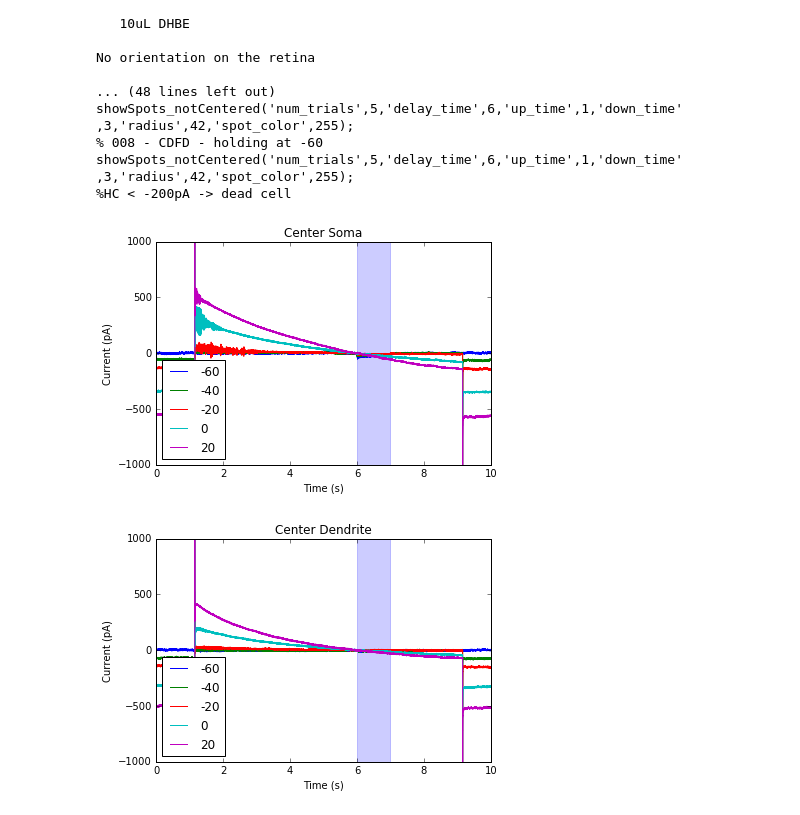
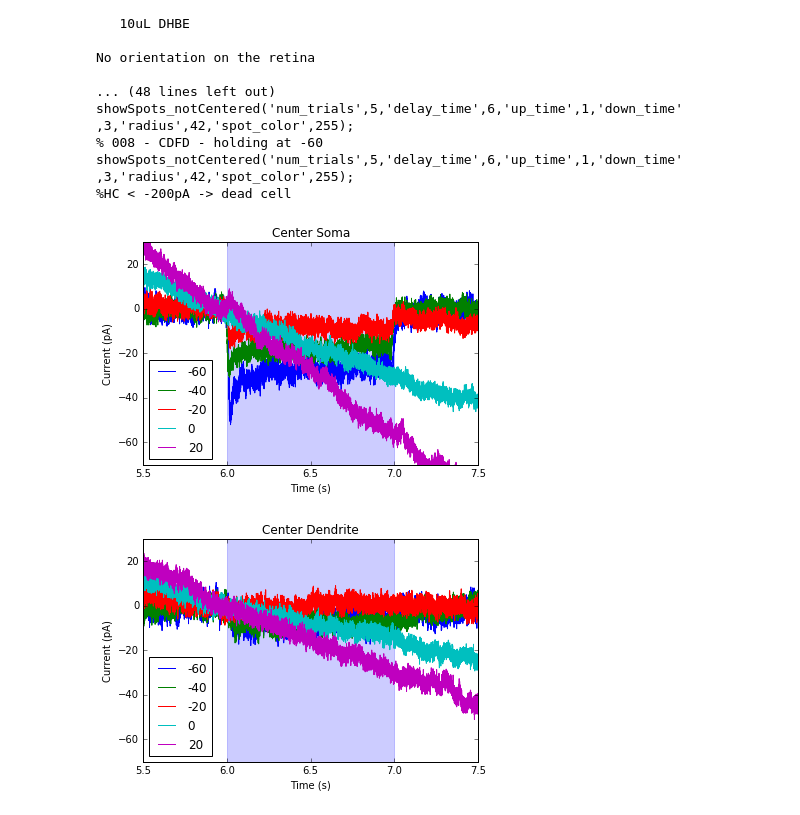
Before and after one commit to vdutell/ephysanalysis, a Jupyter notebook: vclamp.ipynb, the cells around one changed output. Saved outputs shown, nothing was run; the diff lists cells and outputs as text; code cells hidden in the pictures.

```diff
--- a/vclamp.ipynb
+++ b/vclamp.ipynb
@@ -1180,35 +1180,35 @@ mylabel = ''
 stimstart = 6.
 stimend = 7.
 rawbg = 0
 submean = 1
-fullsweep = 1
+fullsweep = 0
 
 plotavgsweeps(sweeplist, cs_conditions, fnamepre, fnamepost, mylabel, stimstart, stimend, rawbg, submean)
 
 ##show limits of stimulation
 plt.axvspan(stimstart, stimend, alpha=0.2, color='blue')
 
 #choose how much of sweep to plot (x and y limits)
 if(fullsweep):
     plt.xlim([0, 10])
     plt.ylim([-1000, 1000])
 elif not(submean):
     plt.xlim([5.5, 7.5])
     plt.ylim([-200, 500])
 elif(submean):
     plt.xlim([5.5, 7.5])
     plt.ylim([-70, 30])
 
 plt.xlabel('Time (s)')
 plt.ylabel('Current (pA)')
 
 plt.title('Center Soma')
 
 if not(rawbg):
     plt.legend(loc=3)
     plt.show()
 # %% [output]
-[figure, old version]
+[figure, new version]
 # %%
 sweeplist = ['-60','-40','-20','0','20']
 cs_conditions = ['0003','0004','0005']
@@ -1221,7 +1221,7 @@ stimstart = 6.
 stimend = 7.
 rawbg = 0
 submean = 1
-fullsweep = 1
+fullsweep = 0
 
 #call function to average over the sweeps of the same holding potential
 plotavgsweeps(sweeplist, cd_conditions, fnamepre, fnamepost, mylabel, stimstart, stimend, rawbg, submean)
@@ -1249,4 +1249,4 @@ if not(rawbg):
     plt.legend(loc=3)
     plt.show()
 # %% [output]
-[figure, old version]
+[figure, new version]
```
Also changed, not shown: parts of 3 cells of this notebook.
